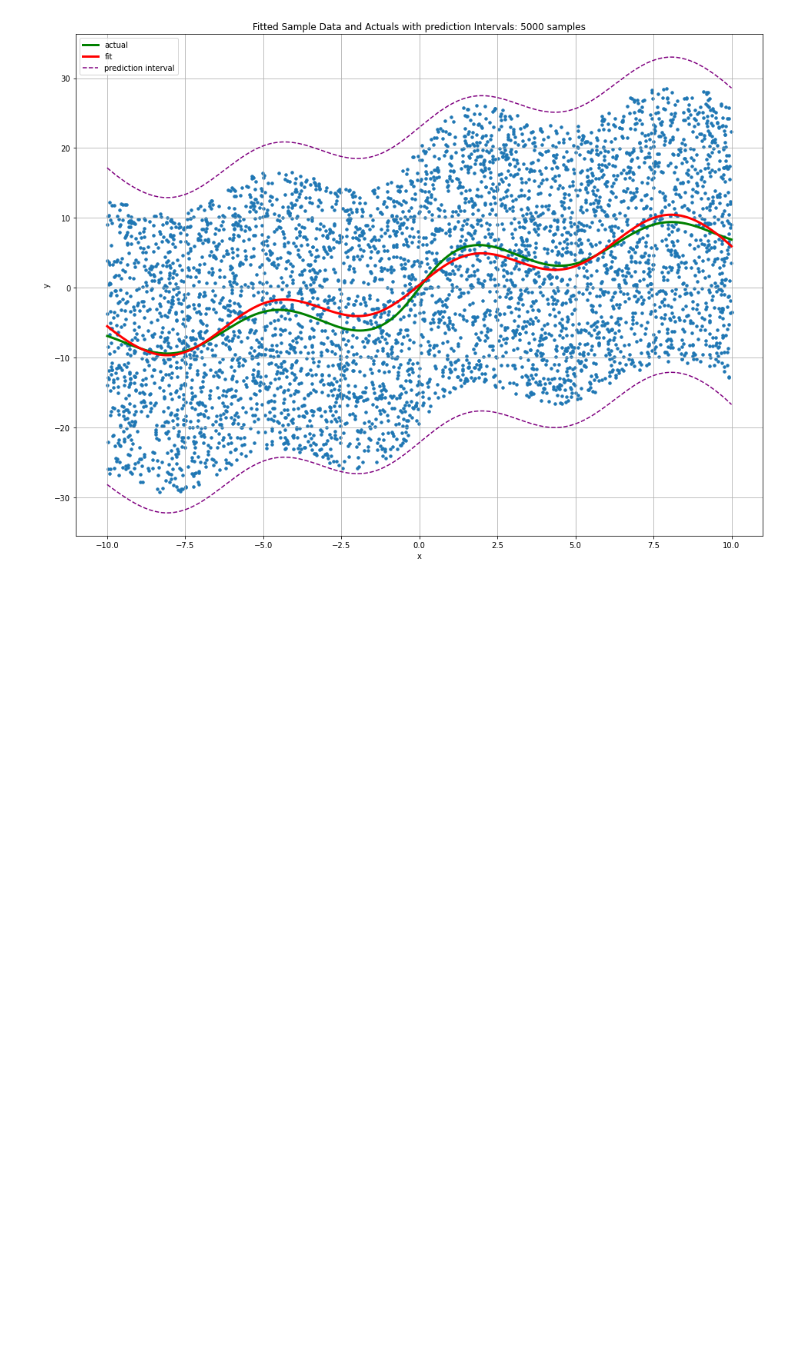
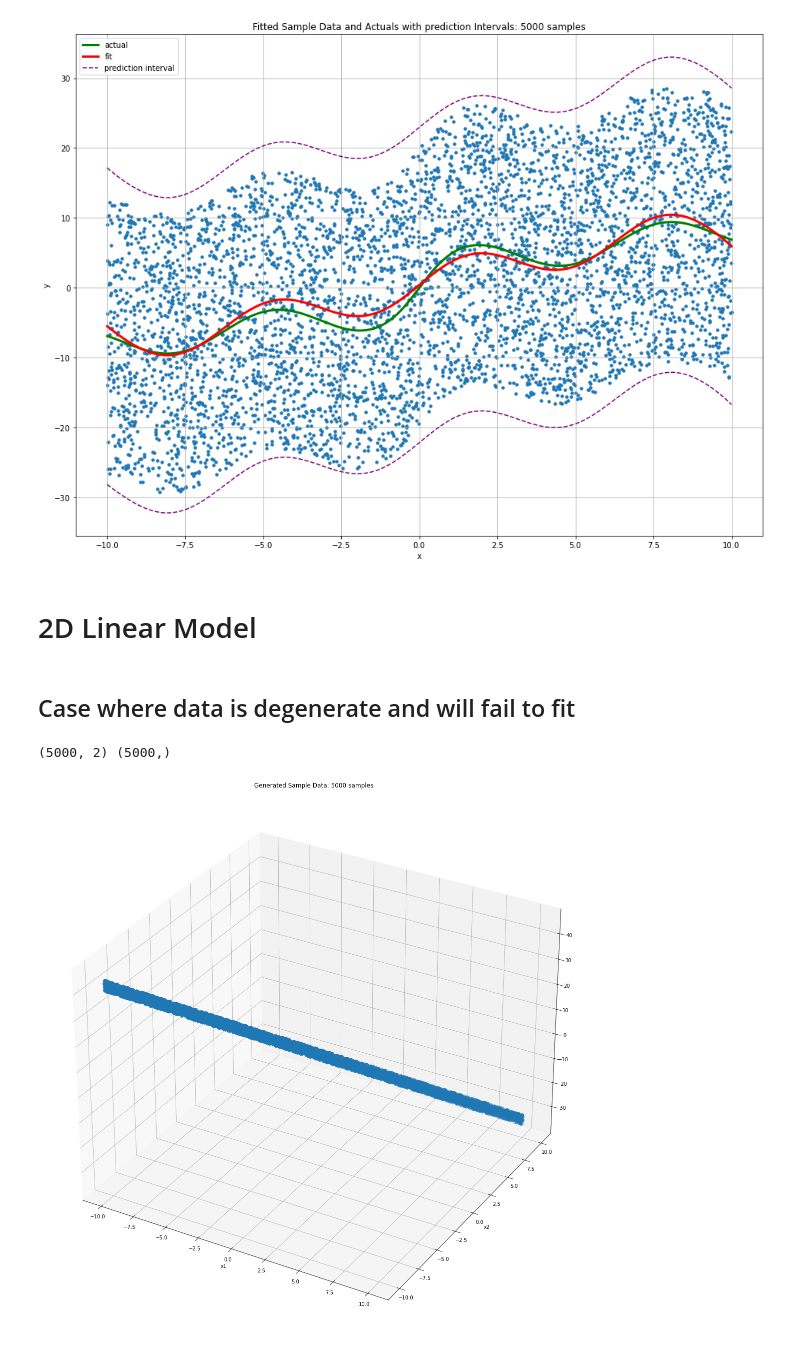
Before and after one commit to TrevorJDick/glm, a Jupyter notebook: glm/example_notebooks/glm_examples.ipynb, the cells around one changed output. Cells and saved outputs as stored; diff of their text form; code cells hidden in the pictures; blank space fills up the shorter version.

```diff
--- a/glm/example_notebooks/glm_examples.ipynb
+++ b/glm/example_notebooks/glm_examples.ipynb
@@ -464,3 +464,36 @@ plt.legend()
 plt.show()
 # %% [output]
 [figure]
+# %% [markdown]
+# 2D Linear Model
+# %% [markdown]
+## Case where data is degenerate and will fail to fit
+# %%
+beta_actual = np.array([4.14, 6, -9.8])
+basis_funcs_actual = ([lambda x1: np.ones_like(x1), lambda x1: x1,], [lambda x2: x2,])
+
+n = 5000
+seed = 37
+rng = np.random.default_rng(seed)
+### IF known data is identical in linear case will result in matrix with linearly dependent columns!
+X = np.concatenate(
+    [np.linspace(-10, 10, n).reshape(-1, 1)
+     for i in range(len(basis_funcs_actual))],
+    axis=1
+)
+y_noise = 2 * (2 * rng.uniform(size=X.shape[0]) - 1)
+print(X.shape, y_noise.shape)
+y = glm.GLM.func_glm(basis_funcs_actual, beta_actual, X) + y_noise
+# %% [output]
+(5000, 2) (5000,)
+# %%
+fig = plt.figure(figsize=(20, 20))
+ax = fig.add_subplot(projection='3d')
+ax.scatter(X[:, 0], X[:, 1], y, s=50)
+plt.xlabel('x1')
+plt.ylabel('x2')
+plt.title(f'Generated Sample Data: {n} samples')
+plt.show()
+del ax, fig
+# %% [output]
+[figure, added]
```
Also changed, not shown: parts of 11 cells of this notebook, 2 other files.
